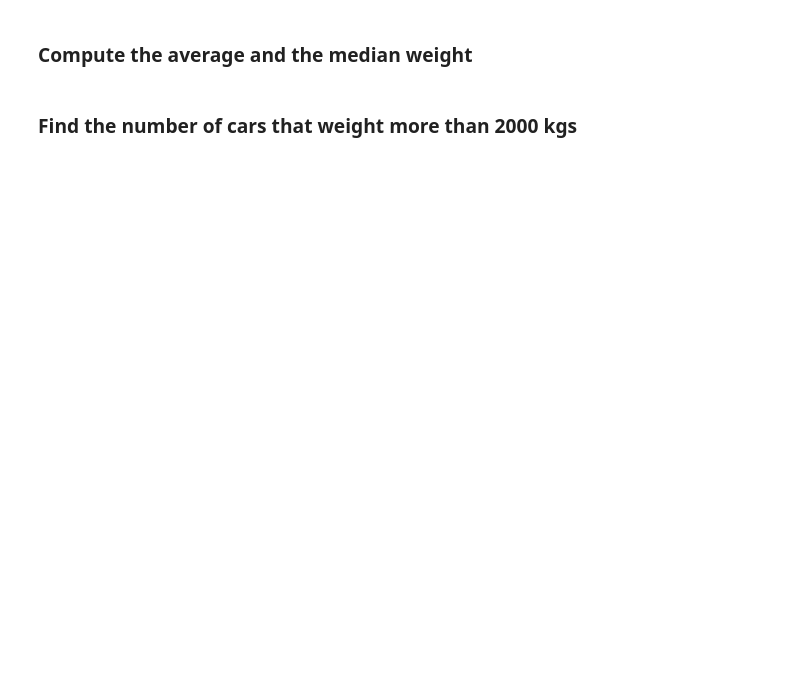
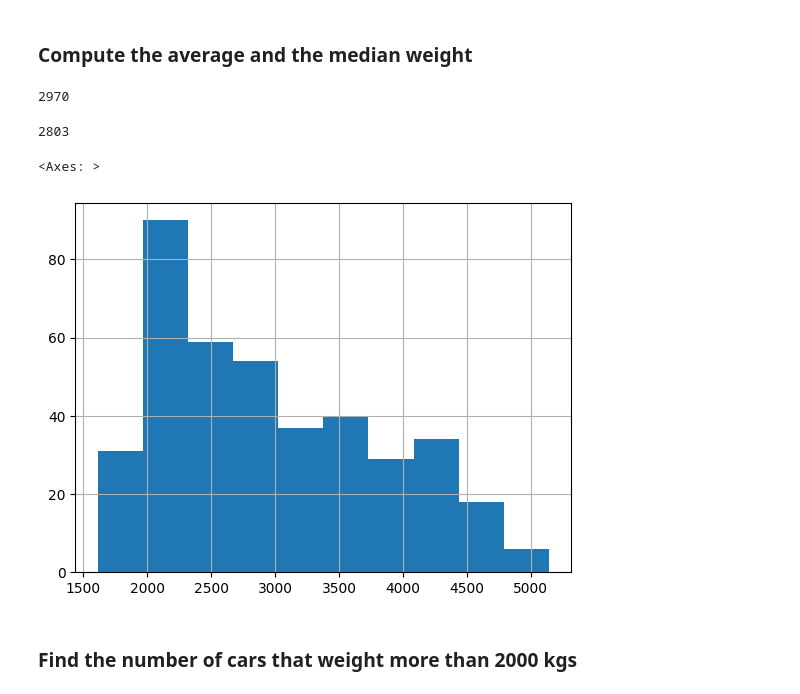
Before and after one commit to whatnirja/PyML2026, a Jupyter notebook: Lab_Week04/LabWeek4.ipynb, the cells around one changed output. Saved outputs shown, nothing was run; the diff lists cells and outputs as text; code cells hidden in the pictures; blank space fills up the shorter version.

```diff
--- a/Lab_Week04/LabWeek4.ipynb
+++ b/Lab_Week04/LabWeek4.ipynb
@@ -42,3 +104,5 @@ https://github.com/mwaskom/seaborn-data/blob/master/mpg.csv
 Since the number of missing values is low, we can simply drop the rows containing them. However, as a practice and review, let's substitute the missing values in the numerical columns (if any) with the mean of the respective column and the missing values in the categorical columns (if any) with the median of the respective column.
 # %%
 #your solution here
+if df.isna:
+  df['horsepower'] = df['horsepower'].mean()
@@ -46,6 +126,18 @@ Since the number of missing values is low, we can simply drop the rows containin
 ### Compute the average and the median weight
 # %%
 #your code here
+int(df['weight'].mean())
+# %% [output]
+2970
+# %%
+int(df['weight'].median())
+# %% [output]
+2803
+# %%
+df['weight'].hist()
+# %% [output]
+<Axes: >
+[figure, added]
 # %% [markdown]
 ### Find the number of cars that weight more than 2000 kgs
 # %%
```
Also changed, not shown: parts of 16 cells of this notebook.
